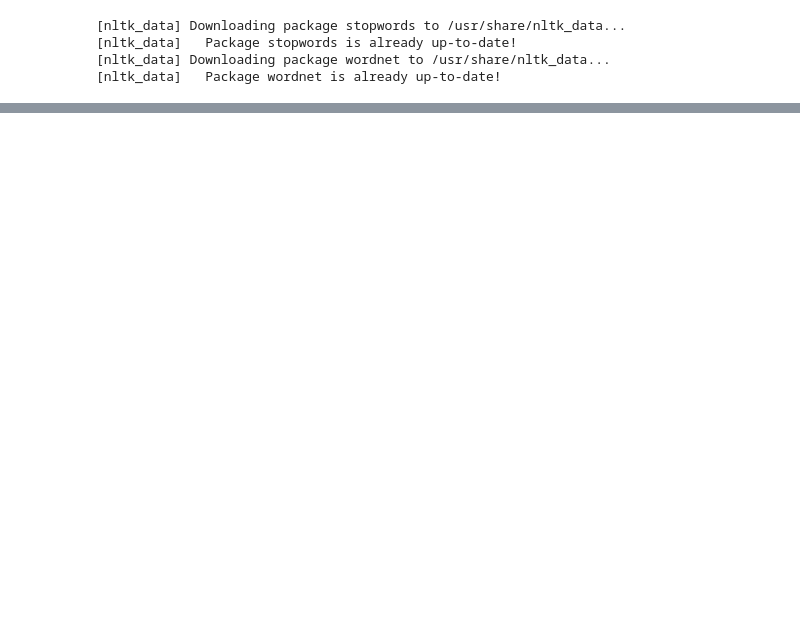
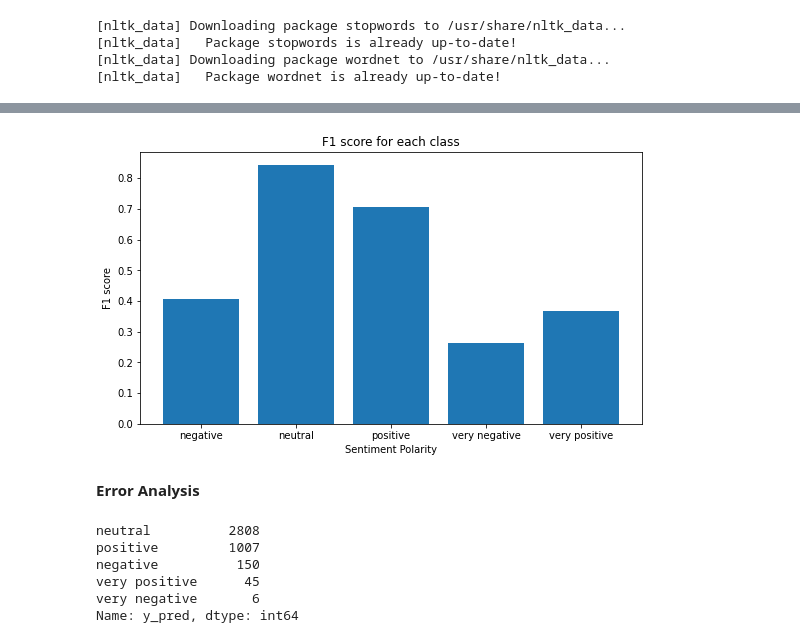
Before and after one commit to ArunGautham-Soundarrajan/subreddit_sentiment_classification, a Jupyter notebook: main.ipynb, the cells around one changed output, grey strips where cells are left out. Cells and saved outputs as stored; diff of their text form; code cells hidden in the pictures; blank space fills up the shorter version.

```diff
--- a/main.ipynb
+++ b/main.ipynb
@@ -487,0 +387,11 @@ np.logspace(-3,5,9)
+# %%
+from sklearn.model_selection import GridSearchCV
+
+#Parameters to tune
+params = {
+    'Tf-idf__sublinear_tf':(True,False),
+    'Tf-idf__max_features': [1000,3000,4000,5000],
+    'Tf-idf__max_df': (0.25, 0.5, 0.75),
+    'Tf-idf__ngram_range': [(1, 1), (1, 2), (1, 3)],
+    'logreg__C': [0.1,1,5,10],
+}
@@ -487,0 +404,10 @@ np.logspace(-3,5,9)
+# %%
+tuned_pipeline = Pipeline([
+              ('Tf-idf', TfidfVectorizer(tokenizer=tokenize_normalize,max_features=3250,ngram_range=(1,1),max_df=0.75, sublinear_tf=False, smooth_idf=False)),
+              ('logreg', LogisticRegression(solver='saga', max_iter=8000,C=10))
+              ])
+tuned_pipeline.fit(train_data['body'], train_labels)
+train_pred = tuned_pipeline.predict(train_data['body'])
+val_pred = tuned_pipeline.predict(test_data['body'])
+
+evaluation_summary('LR-Tf-idf Hyper',train_pred,train_labels, val_pred,test_labels)
@@ -487,0 +432,15 @@ np.logspace(-3,5,9)
+# %%
+tuned_model_report = classification_report(val_pred, test_labels, digits=3, zero_division = 0, output_dict = True)
+tuned_report = pd.DataFrame(tuned_model_report).transpose()
+plt.figure(figsize=(9,5))
+plt.bar(x=tuned_report.index[:5], height= tuned_report['f1-score'][:5])
+plt.xticks([0,1,2,3,4],le.classes_)
+plt.xlabel('Sentiment Polarity')
+plt.ylabel('F1 score')
+plt.title('F1 score for each class')
+
+plt.show()
+# %% [output]
+[figure, added]
+# %% [markdown]
+**Error Analysis**
@@ -487,0 +450,9 @@ np.logspace(-3,5,9)
+# %%
+err_df['y_pred'].value_counts()
+# %% [output]
+neutral          2808
+positive         1007
+negative          150
+very positive      45
+very negative       6
+Name: y_pred, dtype: int64
```
Also changed, not shown: parts of 75 cells of this notebook.
